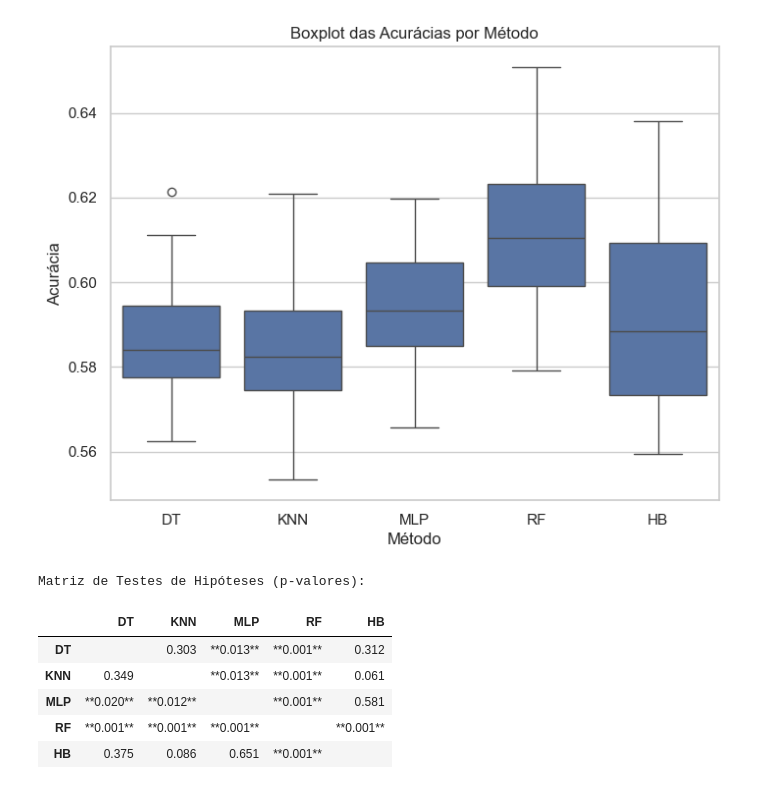
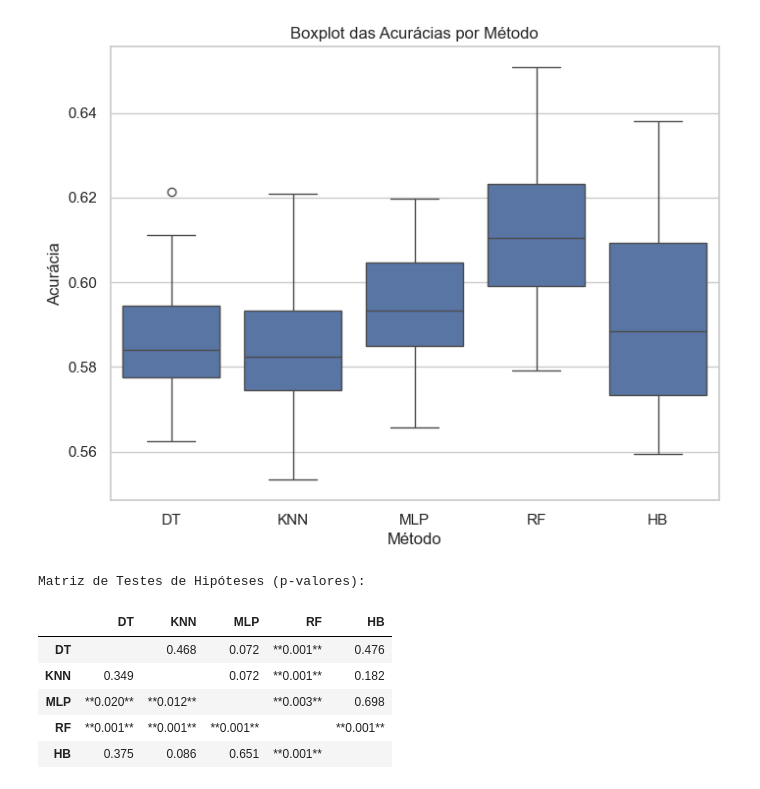
Before and after one commit to Mathemou/Trab1-IA-2025-IA-em-Jogos-de-LOL, a Jupyter notebook: Trab1_Matheus_Santos_de_Moura.ipynb, the cells around one changed output. Saved outputs shown, nothing was run; the diff lists cells and outputs as text; code cells hidden in the pictures.

Commit message:
ttest function

```diff
--- a/Trab1_Matheus_Santos_de_Moura.ipynb
+++ b/Trab1_Matheus_Santos_de_Moura.ipynb
@@ -493,34 +493,34 @@ plt.show()
 # %%
 from scipy import stats
 
 metodos = list(resultados.keys())
 n = len(metodos)
 matriz = pd.DataFrame("", index=metodos, columns=metodos)
 
 for i in range(n):
     for j in range(n):
         if i == j:
             continue
         scores1 = resultados[metodos[i]]
         scores2 = resultados[metodos[j]]
         if i < j:
             # Triângulo superior: t pareado
-            stat, p = stats.ttest_rel(scores1, scores2)
+            stat, p = t_corrigido_nadeau_bengio(scores1, scores2, X, 30)
         else:
             # Triângulo inferior: Wilcoxon
             stat, p = stats.wilcoxon(scores1, scores2)
         # Se p < 0.001, exibe 0.001
         p_show = 0.001 if p < 0.001 else p
         txt = f"**{p_show:.3f}**" if p < 0.05 else f"{p_show:.3f}"
         matriz.iloc[i, j] = txt
 
 print("\nMatriz de Testes de Hipóteses (p-valores):")
 display(matriz)
 # %% [output]
 Matriz de Testes de Hipóteses (p-valores):
 |  | DT | KNN | MLP | RF | HB |
-| DT |  | 0.303 | **0.013** | **0.001** | 0.312 |
-| KNN | 0.349 |  | **0.013** | **0.001** | 0.061 |
-| MLP | **0.020** | **0.012** |  | **0.001** | 0.581 |
+| DT |  | 0.468 | 0.072 | **0.001** | 0.476 |
+| KNN | 0.349 |  | 0.072 | **0.001** | 0.182 |
+| MLP | **0.020** | **0.012** |  | **0.003** | 0.698 |
 | RF | **0.001** | **0.001** | **0.001** |  | **0.001** |
 | HB | 0.375 | 0.086 | 0.651 | **0.001** |  |
```
